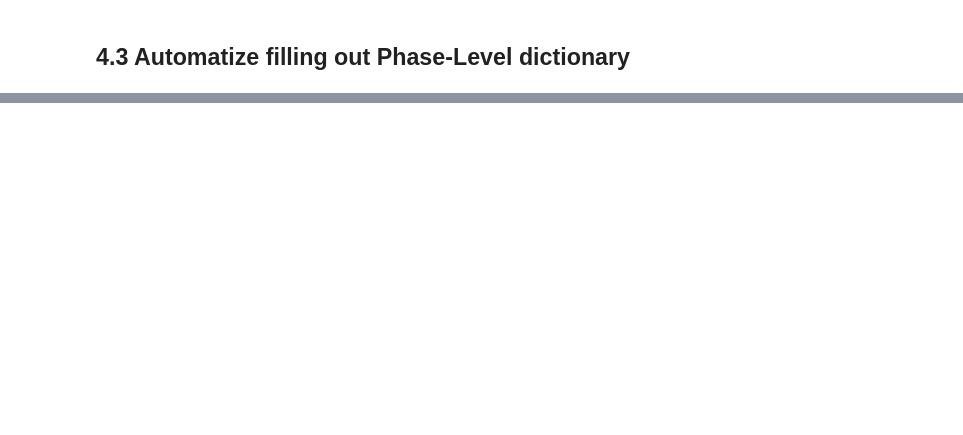
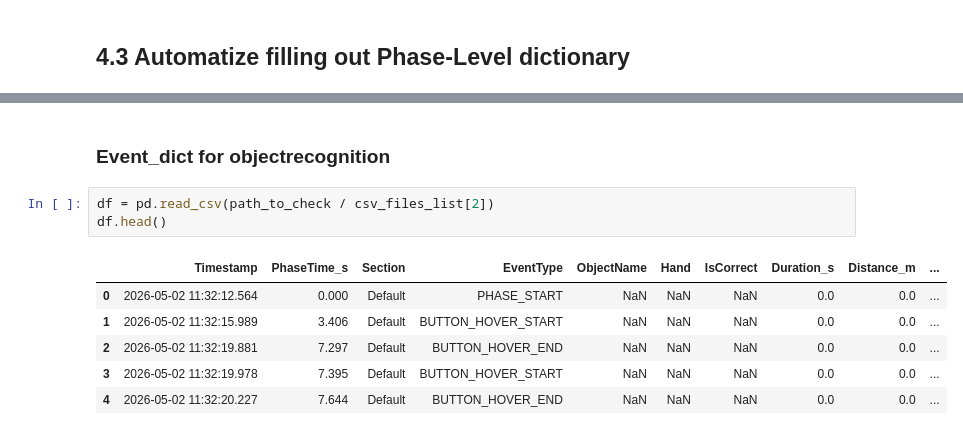
Before and after one commit to sana-mirahsani/detection_AD_with_VR_data, a Jupyter notebook: src/notebooks/1.Extract_feature_vector.ipynb, the cells around one changed output, grey strips where cells are left out. Drawn from its saved outputs; the diff is of its cells as text; blank space fills up the shorter version.

```diff
--- a/src/notebooks/1.Extract_feature_vector.ipynb
+++ b/src/notebooks/1.Extract_feature_vector.ipynb
@@ -676,0 +753,12 @@ controller_dict
+# %% [markdown]
+### Event_dict for objectrecognition
+# %%
+df = pd.read_csv(path_to_check / csv_files_list[2])
+df.head()
+# %% [output]
+|  | Timestamp | PhaseTime_s | Section | EventType | ObjectName | Hand | IsCorrect | Duration_s | Distance_m | ... |
+| 0 | 2026-05-02 11:32:12.564 | 0.000 | Default | PHASE_START | NaN | NaN | NaN | 0.0 | 0.0 | ... |
+| 1 | 2026-05-02 11:32:15.989 | 3.406 | Default | BUTTON_HOVER_START | NaN | NaN | NaN | 0.0 | 0.0 | ... |
+| 2 | 2026-05-02 11:32:19.881 | 7.297 | Default | BUTTON_HOVER_END | NaN | NaN | NaN | 0.0 | 0.0 | ... |
+| 3 | 2026-05-02 11:32:19.978 | 7.395 | Default | BUTTON_HOVER_START | NaN | NaN | NaN | 0.0 | 0.0 | ... |
+| 4 | 2026-05-02 11:32:20.227 | 7.644 | Default | BUTTON_HOVER_END | NaN | NaN | NaN | 0.0 | 0.0 | ... |
```
Also changed, not shown: parts of 6 cells of this notebook, 1 other file.
